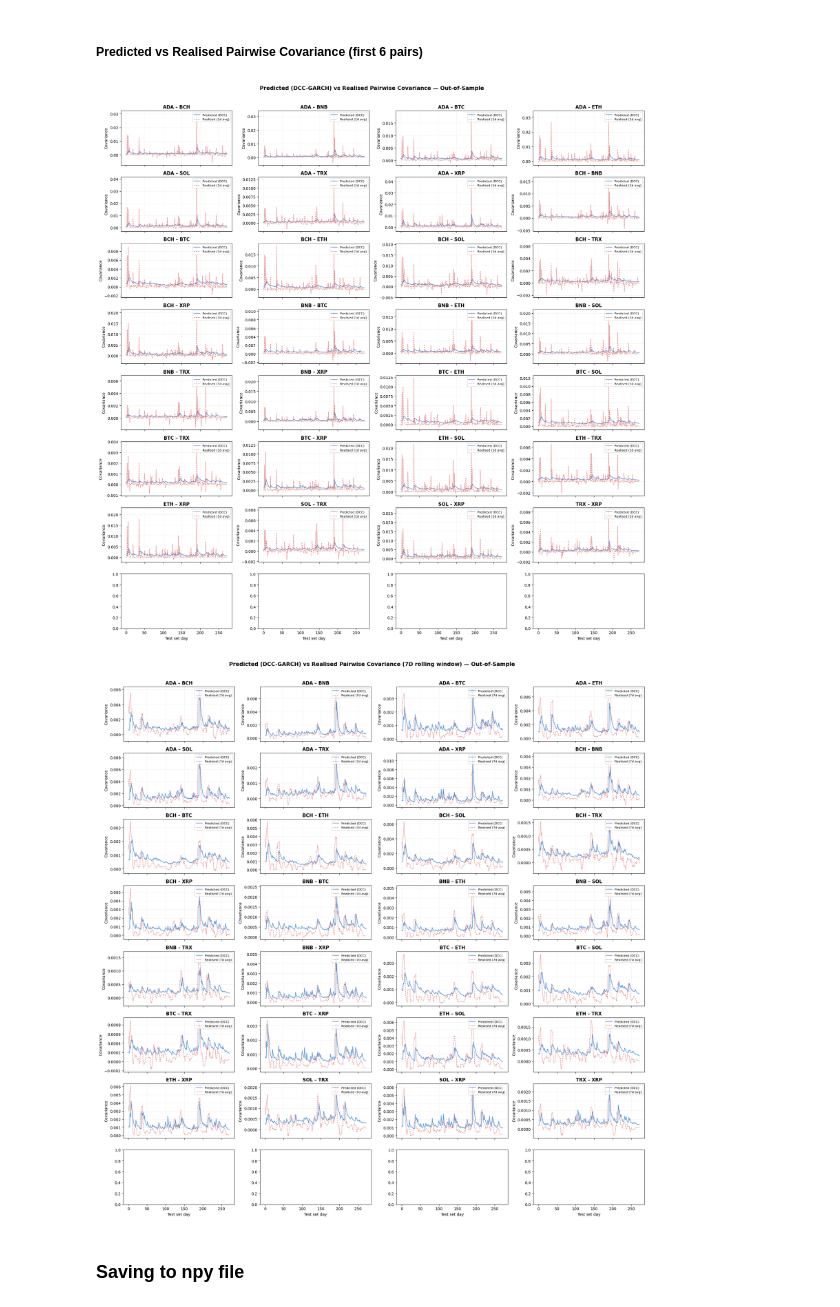
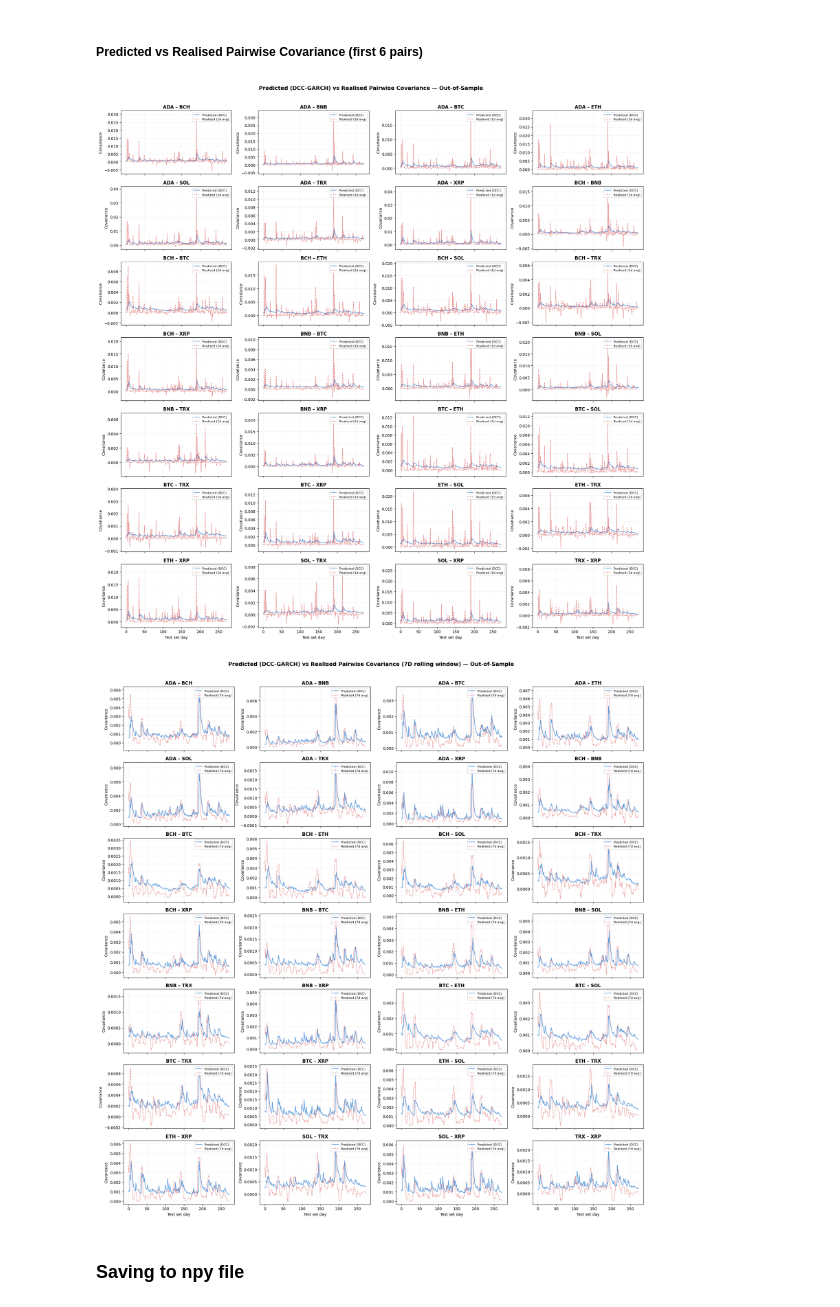
Before and after one commit to am3lia-low/optimising-dynamic-crypto-portfolio, a Jupyter notebook: 05_Covariance_Features_DCC_GARCH_Daily.ipynb, the cells around one changed output. Drawn from its saved outputs; the diff is of its cells as text; code cells hidden in the pictures.

```diff
--- a/05_Covariance_Features_DCC_GARCH_Daily.ipynb
+++ b/05_Covariance_Features_DCC_GARCH_Daily.ipynb
@@ -697,7 +697,7 @@ test_returns_array = test_log_returns[coins_to_use].values  # shape (T, N)
 # Smoothing window for realised covariance
 SMOOTH_WINDOW = 1
 
-fig, axes = plt.subplots(8, 4, figsize=(20, 20), sharex=True)
+fig, axes = plt.subplots(7, 4, figsize=(20, 20), sharex=True)
 axes = axes.flatten()
 
 for idx, (i, j) in enumerate(pair_indices):
@@ -738,7 +738,7 @@ fig.suptitle(
 plt.tight_layout()
 plt.show()
 # %% [output]
-[figure, old version]
+[figure, new version]
 # %%
 pair_indices = list(itertools.combinations(range(len(coins_to_use)), 2))
 
@@ -748,7 +748,7 @@ test_returns_array = test_log_returns[coins_to_use].values  # shape (T, N)
 # Smoothing window for realised covariance
 SMOOTH_WINDOW = 7
 
-fig, axes = plt.subplots(8, 4, figsize=(20, 20), sharex=True)
+fig, axes = plt.subplots(7, 4, figsize=(20, 20), sharex=True)
 axes = axes.flatten()
 
 for idx, (i, j) in enumerate(pair_indices):
@@ -762,34 +762,34 @@ for idx, (i, j) in enumerate(pair_indices):
     # Realised: outer product proxy r_i * r_j
     realized_raw = test_returns_array[:, i] * test_returns_array[:, j]
 
     # Smooth realised with rolling mean
     realized_smooth = pd.Series(realized_raw).rolling(
         window=SMOOTH_WINDOW, center=True, min_periods=1
     ).mean().values
 
     # Plot
     ax.plot(predicted, color="#4a90d9", linewidth=1.4, label="Predicted (DCC)", alpha=0.9)
     ax.plot(realized_smooth, color="#d95050", linewidth=1.0, linestyle="--",
             label=f"Realised ({SMOOTH_WINDOW}d avg)", alpha=0.75)
     ax.set_title(f"{coin_i} – {coin_j}", fontsize=12, fontweight="bold")
     ax.set_ylabel("Covariance")
     ax.legend(fontsize=8, loc="upper right")
     ax.grid(alpha=0.15)
 
 axes[-4].set_xlabel("Test set day")
 axes[-3].set_xlabel("Test set day")
 axes[-2].set_xlabel("Test set day")
 axes[-1].set_xlabel("Test set day")
 # axes[0].set_ylabel("Predicted")
 
 fig.suptitle(
     "Predicted (DCC-GARCH) vs Realised Pairwise Covariance (7D rolling window) — Out-of-Sample",
     fontsize=14, fontweight="bold", y=1.01,
 )
 plt.tight_layout()
 plt.show()
 # %% [output]
-[figure, old version]
+[figure, new version]
 # %% [markdown]
 ### Saving to npy file
 # %%
```
Also changed, not shown: parts of 1 cell of this notebook.
